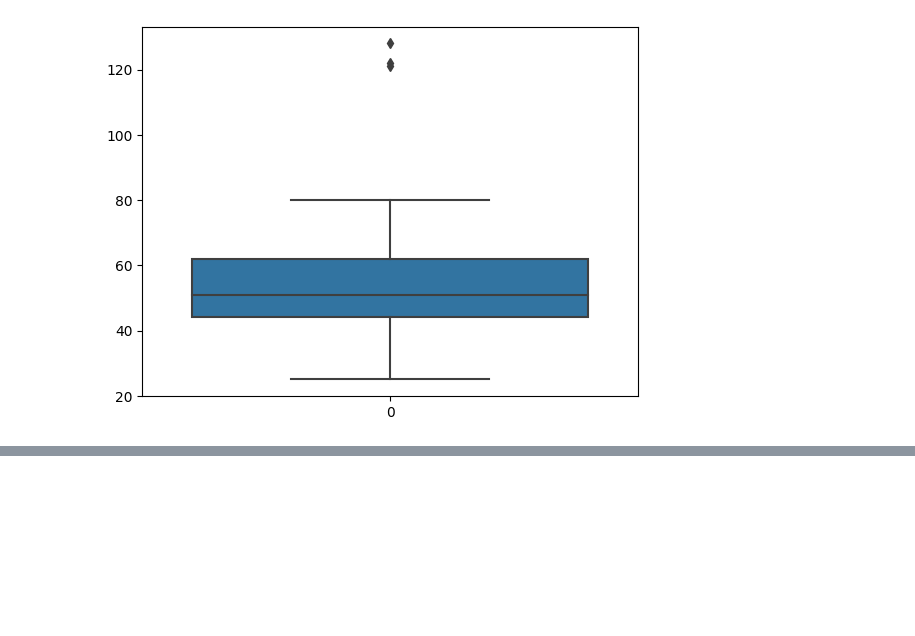
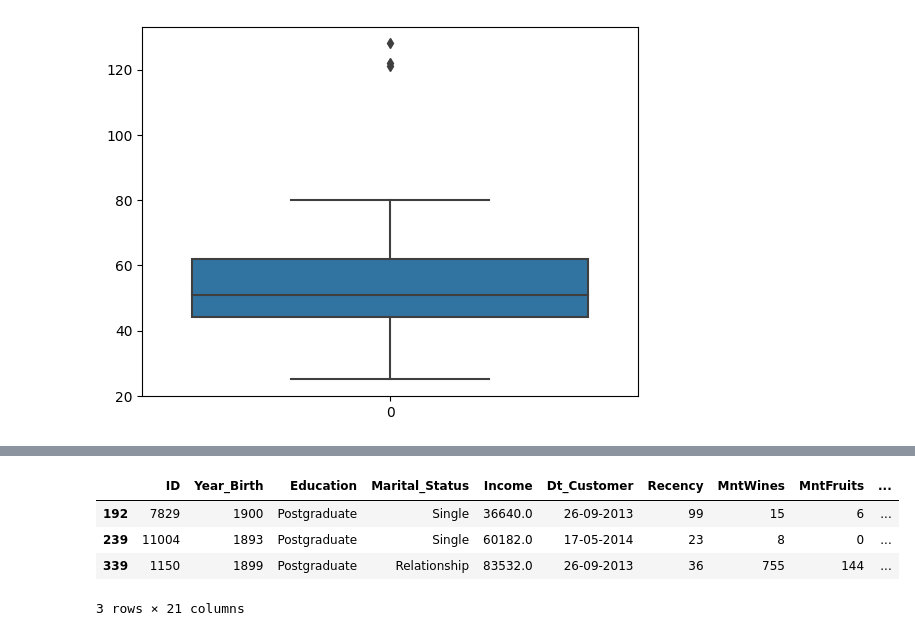
Before and after one commit to yeremiapane/Project-Capstone, a Jupyter notebook: projectCapstone.ipynb, the cells around one changed output, grey strips where cells are left out. Saved outputs shown, nothing was run; the diff lists cells and outputs as text; code cells hidden in the pictures; blank space fills up the shorter version.

```diff
--- a/projectCapstone.ipynb
+++ b/projectCapstone.ipynb
@@ -185,0 +184,8 @@ AttributeError: 'Series' object has no attribute 'age'
+# %%
+df.loc[(df['age'] > upper_limit) | (df['age'] < lower_limit)]
+# %% [output]
+|  | ID | Year_Birth | Education | Marital_Status | Income | Dt_Customer | Recency | MntWines | MntFruits | ... |
+| 192 | 7829 | 1900 | Postgraduate | Single | 36640.0 | 26-09-2013 | 99 | 15 | 6 | ... |
+| 239 | 11004 | 1893 | Postgraduate | Single | 60182.0 | 17-05-2014 | 23 | 8 | 0 | ... |
+| 339 | 1150 | 1899 | Postgraduate | Relationship | 83532.0 | 26-09-2013 | 36 | 755 | 144 | ... |
+3 rows × 21 columns
```
Also changed, not shown: parts of 9 cells of this notebook.
